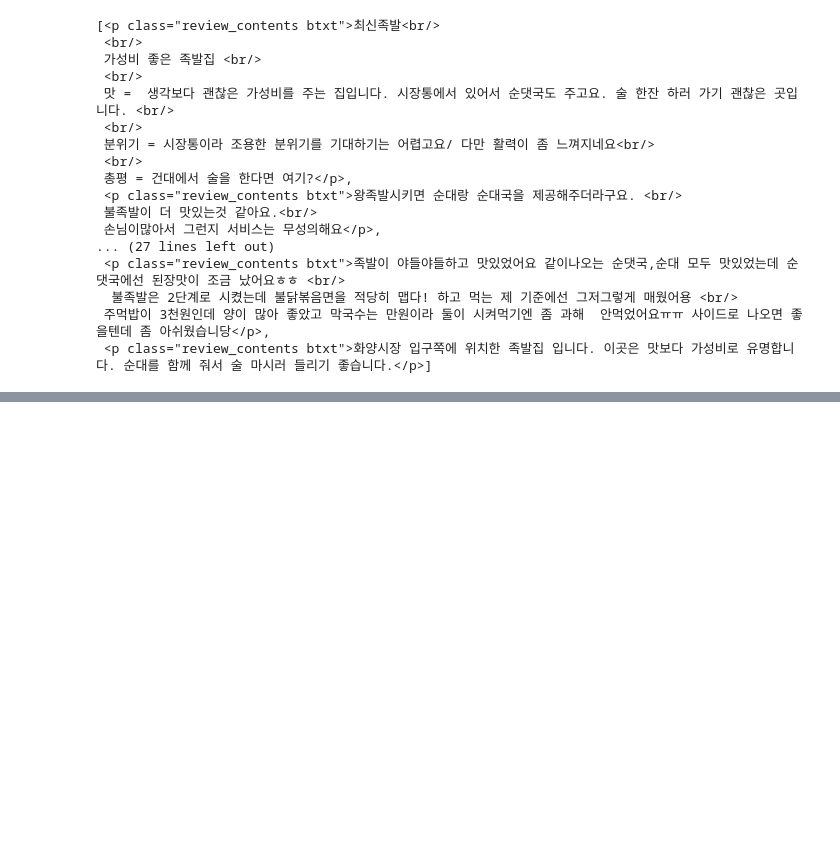
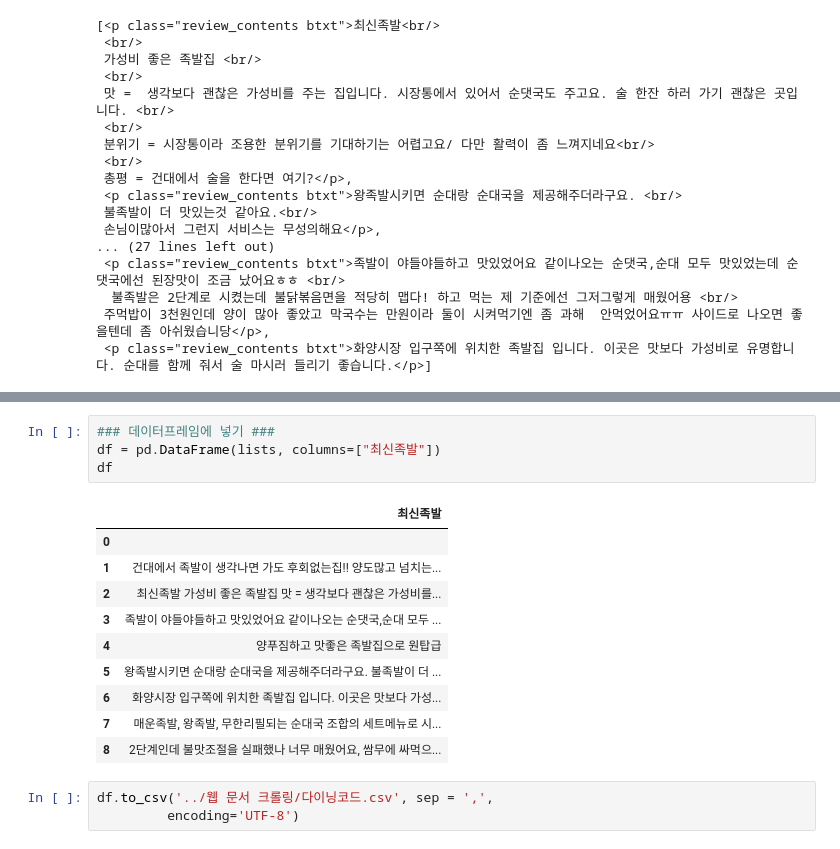
Before and after one commit to Lsh15/-, a Jupyter notebook: 다이닝코드 크롤링.ipynb, the cells around one changed output, grey strips where cells are left out. Drawn from its saved outputs; the diff is of its cells as text; blank space fills up the shorter version.

```diff
--- a/다이닝코드 크롤링.ipynb
+++ b/다이닝코드 크롤링.ipynb
@@ -163,0 +166,18 @@ lists
+# %%
+### 데이터프레임에 넣기 ###
+df = pd.DataFrame(lists, columns=["최신족발"])
+df
+# %% [output]
+|  | 최신족발 |
+| 0 |  |
+| 1 | 건대에서 족발이 생각나면 가도 후회없는집!! 양도많고 넘치는... |
+| 2 | 최신족발 가성비 좋은 족발집 맛 = 생각보다 괜찮은 가성비를... |
+| 3 | 족발이 야들야들하고 맛있었어요 같이나오는 순댓국,순대 모두 ... |
+| 4 | 양푸짐하고 맛좋은 족발집으로 원탑급 |
+| 5 | 왕족발시키면 순대랑 순대국을 제공해주더라구요. 불족발이 더 ... |
+| 6 | 화양시장 입구쪽에 위치한 족발집 입니다. 이곳은 맛보다 가성... |
+| 7 | 매운족발, 왕족발, 무한리필되는 순대국 조합의 세트메뉴로 시... |
+| 8 | 2단계인데 불맛조절을 실패했나 너무 매웠어요, 쌈무에 싸먹으... |
+# %%
+df.to_csv('../웹 문서 크롤링/다이닝코드.csv', sep = ',',
+         encoding='UTF-8')
```
Also changed, not shown: parts of 4 cells of this notebook.
